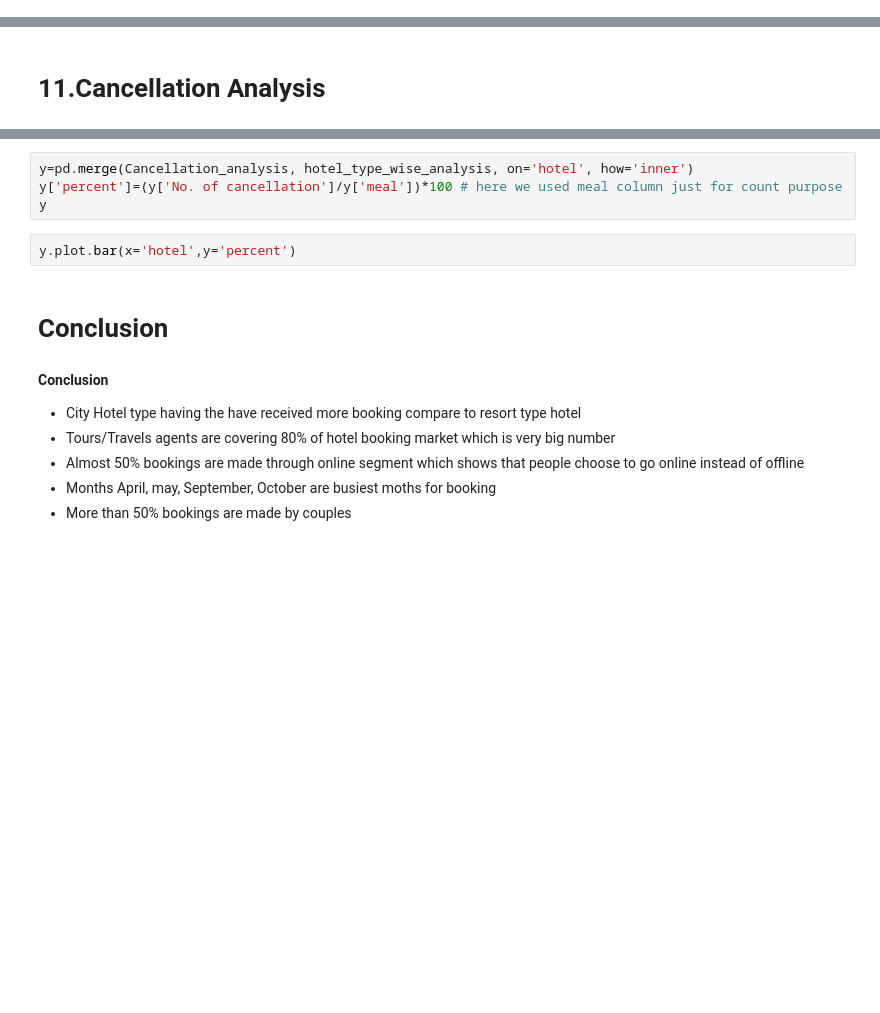
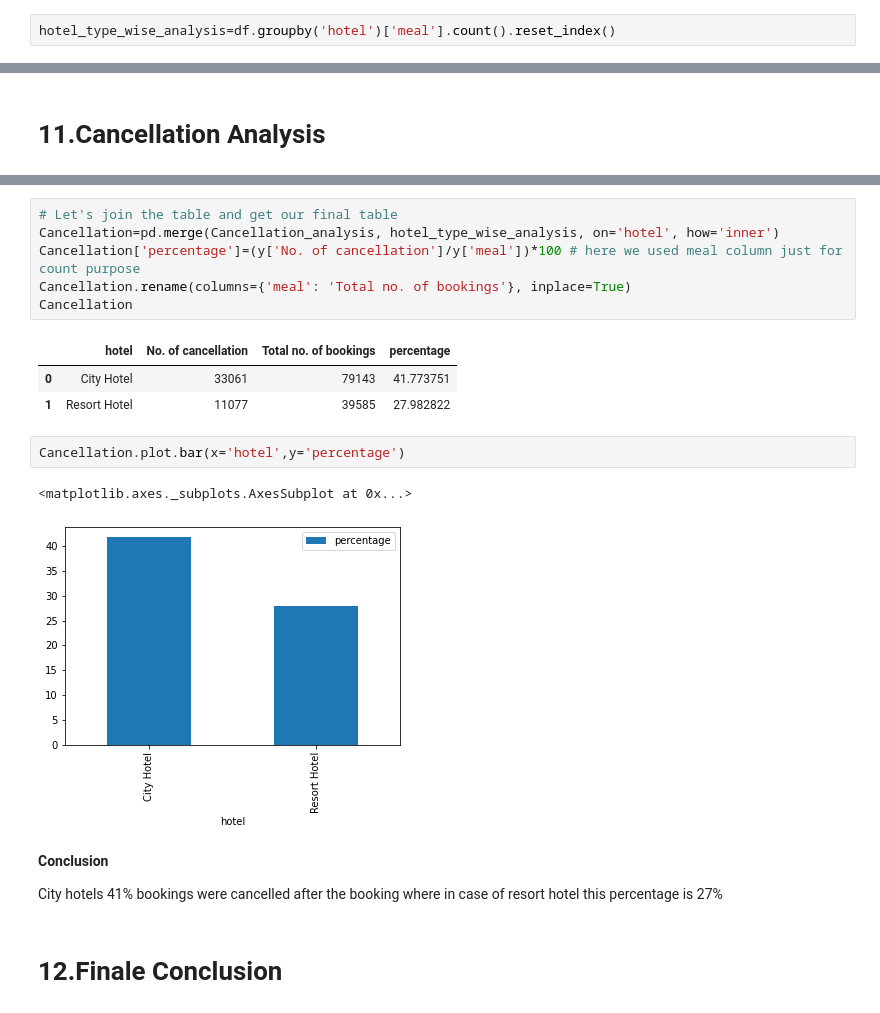
Before and after one commit to solankinitin1210/Capstone-Project-Hotel-Booking-Analysis, a Jupyter notebook: Capstone_Project_Hotel_Booking_Analysis_Capstone_Project.ipynb, the cells around one changed output, grey strips where cells are left out. Drawn from its saved outputs; the diff is of its cells as text; blank space fills up the shorter version.

```diff
--- a/Capstone_Project_Hotel_Booking_Analysis_Capstone_Project.ipynb
+++ b/Capstone_Project_Hotel_Booking_Analysis_Capstone_Project.ipynb
@@ -231,6 +219,8 @@ df['total_guest']=(df['adults']+df['children']+df['babies']).astype(int)
 # **5. Hotel type wise Booking Analysis by**
 # %% [markdown]
 lets start with our 1st variables Hotel
+# %%
+hotel_type_wise_analysis=df.groupby('hotel')['meal'].count().reset_index()
 # %%
 H_type = df['hotel'].value_counts().tolist()
 plt.pie(H_type,explode=(0,0.1,),labels=("City","Resort"),radius=2,shadow=True,autopct='%1.1f%%')
@@ -427,16 +469,21 @@ Cancellation_analysis
 # %%
-y=pd.merge(Cancellation_analysis, hotel_type_wise_analysis, on='hotel', how='inner')
-y['percent']=(y['No. of cancellation']/y['meal'])*100 # here we used meal column just for count purpose
-y
+# Let's join the table and get our final table
+Cancellation=pd.merge(Cancellation_analysis, hotel_type_wise_analysis, on='hotel', how='inner')
+Cancellation['percentage']=(y['No. of cancellation']/y['meal'])*100 # here we used meal column just for count purpose
+Cancellation.rename(columns={'meal': 'Total no. of bookings'}, inplace=True)
+Cancellation
+# %% [output]
+|  | hotel | No. of cancellation | Total no. of bookings | percentage |
+| 0 | City Hotel | 33061 | 79143 | 41.773751 |
+| 1 | Resort Hotel | 11077 | 39585 | 27.982822 |
 # %%
-y.plot.bar(x='hotel',y='percent')
+Cancellation.plot.bar(x='hotel',y='percentage')
+# %% [output]
+<matplotlib.axes._subplots.AxesSubplot at 0x...>
+[figure, added]
+# %% [markdown]
+**Conclusion**
+
+City hotels 41% bookings were cancelled after the booking where in case of resort hotel this percentage is 27%
 # %% [markdown]
-# **Conclusion**
+# **12.Finale Conclusion**
-# %% [markdown]
-**Conclusion**
-
--	City Hotel type having the have received more booking compare to resort type hotel
--	Tours/Travels agents are covering 80% of hotel booking market which is very big number
--	Almost 50% bookings are made through online segment which shows that people choose to go online instead of offline
--	Months April, may, September, October are busiest moths for booking
--	More than 50% bookings are made by couples
```
Also changed, not shown: parts of 16 cells of this notebook.
